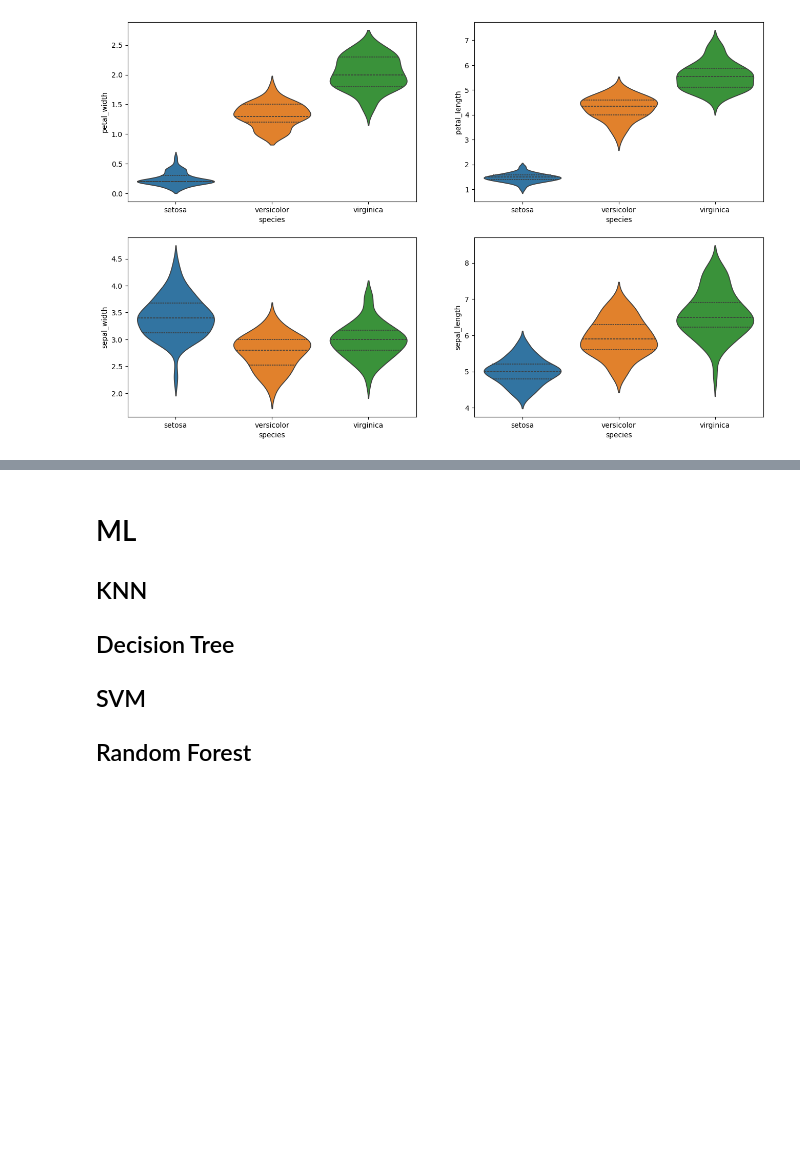
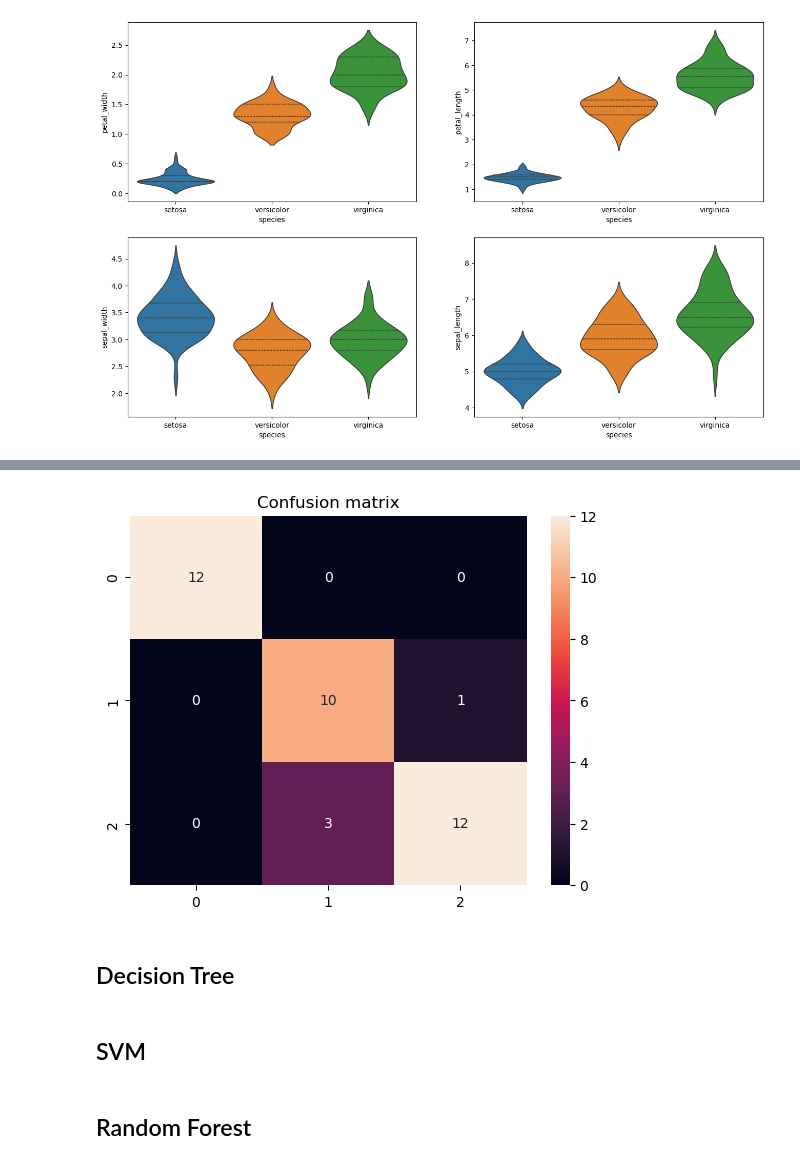
Before and after one commit to josep-audenis/Iris, a Jupyter notebook: iris.ipynb, the cells around one changed output, grey strips where cells are left out. Cells and saved outputs as stored; diff of their text form; code cells hidden in the pictures; blank space fills up the shorter version.

```diff
--- a/iris.ipynb
+++ b/iris.ipynb
@@ -100,8 +186,15 @@ plt.show()
+# %%
+
+plt.title("Confusion matrix")
+sns.heatmap(confusion_matrix(y_test, pred_iris), annot = True)
+plt.show()
+# %% [output]
+[figure, added]
 # %% [markdown]
-# ML
-## KNN
 
 ## Decision Tree
-## SVM
-
-## Random Forest
+# %% [markdown]
+## SVM
+# %% [markdown]
+
+## Random Forest
```
Also changed, not shown: parts of 7 cells of this notebook.
